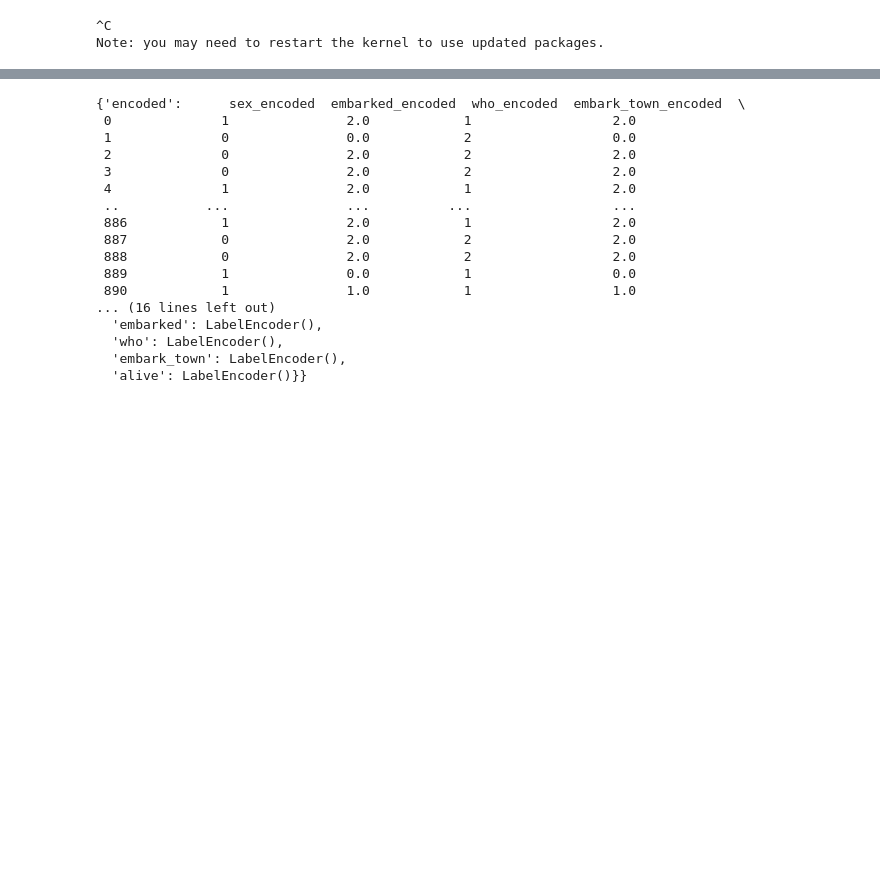
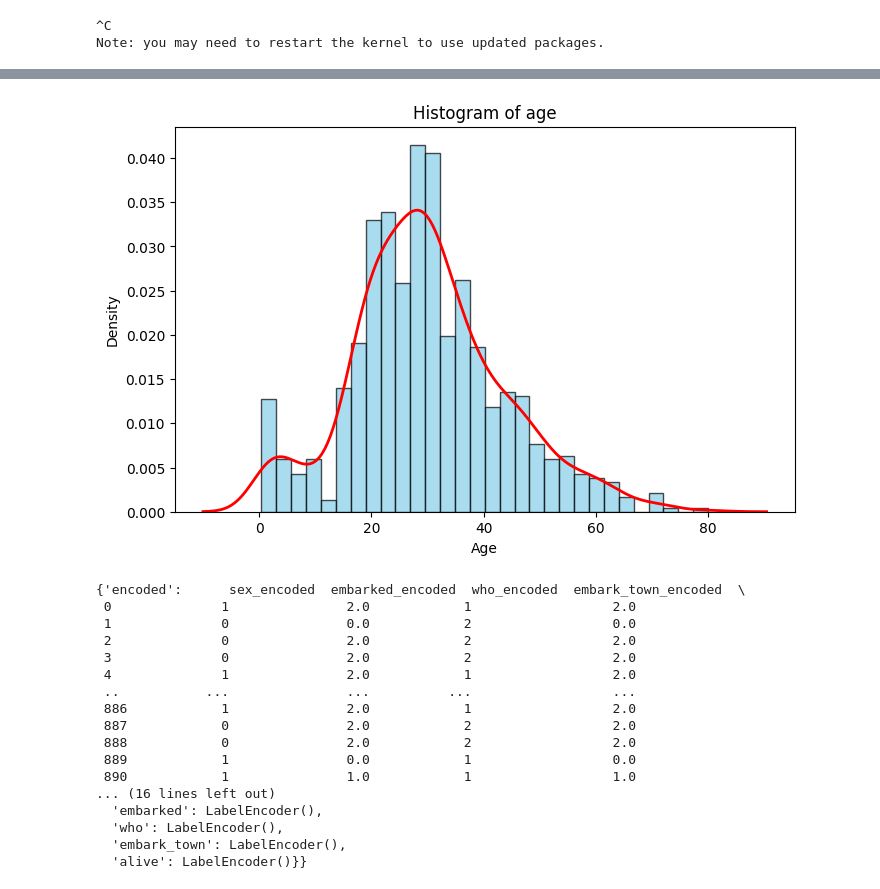
Before and after one commit to RunnyWater/simpleETL, a Jupyter notebook: tests.ipynb, the cells around one changed output, grey strips where cells are left out. Drawn from its saved outputs; the diff is of its cells as text; code cells hidden in the pictures; blank space fills up the shorter version.

```diff
--- a/tests.ipynb
+++ b/tests.ipynb
@@ -115 +234,9 @@ df = sns.load_dataset('titanic')
+# %%
+df = df_init.copy()
+# %%
+df_filled_age = fill_na(df, 'knn', column='age').select_dtypes(include=['int64', 'float64'])
+# %%
+get_plot(df_filled_age, 'age', kde=True)
+# %% [output]
+[figure, added]
 # %%
```
Also changed, not shown: parts of 7 cells of this notebook.
